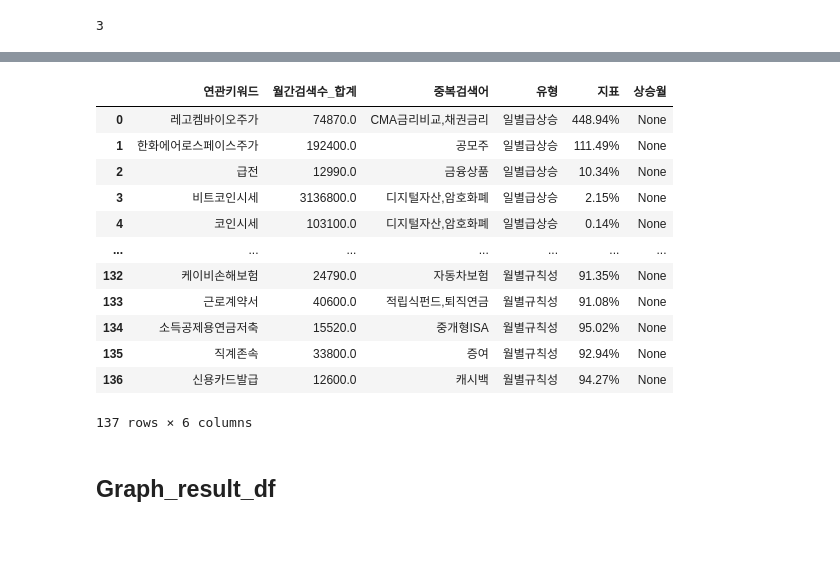
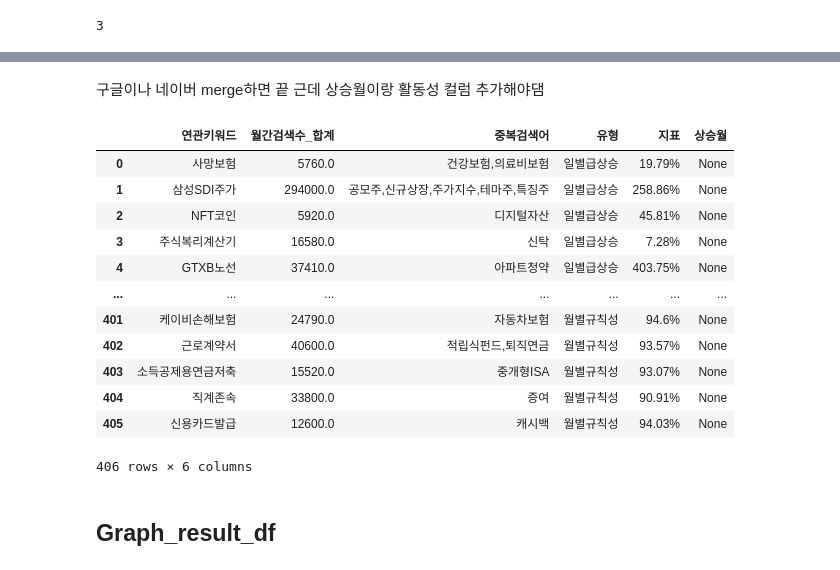
Before and after one commit to rse112/FinTrendX, a Jupyter notebook: main_file.ipynb, the cells around one changed output, grey strips where cells are left out. Saved outputs shown, nothing was run; the diff lists cells and outputs as text; code cells hidden in the pictures; blank space fills up the shorter version.

```diff
--- a/main_file.ipynb
+++ b/main_file.ipynb
@@ -348,0 +332,20 @@ Analysis completed in 102.38911867141724 seconds.
+# %%
+def update_keywords_flag(dataframe, data_list, flag_name):
+    unique_associated_keywords = set()
+    for df in data_list:
+        unique_associated_keywords.update(df['연관검색어'].unique())
+    for index, row in dataframe.iterrows():
+        if row['연관키워드'] in unique_associated_keywords:
+            dataframe.at[index, flag_name] = 1
+
+flags_and_lists = [
+    ("일별급상승", select_list[0]),
+    ("주별급상승", select_list[1]),
+    ("월별급상승", select_list[2]),
+    ("주별지속상승", rising_list[0]),
+    ("월별지속상승", rising_list[1]),
+    ("월별규칙성", month_rule_list),
+]
+
+for flag_name, data_list in flags_and_lists:
+    update_keywords_flag(collected_keywords_data, data_list, flag_name)
@@ -349,52 +368,59 @@ Analysis completed in 102.38911867141724 seconds.
+# %% [markdown]
+구글이나 네이버 merge하면 끝 근데 상승월이랑 활동성 컬럼 추가해야댐
 # %%
 import pandas as pd
 def process_data(data, condition, type_label, data_lists):
     # 조건에 맞는 데이터 필터링
     filtered_data = data[data[condition] == 1].copy()
     filtered_data['유형'] = type_label
 
     # 불필요한 열 삭제
     columns_to_drop = ['일별급상승', '주별급상승', '월별급상승', '주별지속상승', '월별지속상승', '월별규칙성', 'id', 'pw', '검색어']
     filtered_data.drop(columns_to_drop, axis=1, inplace=True)
 
     # 인덱스 재설정
     filtered_data.reset_index(drop=True, inplace=True)
 
     # '지표' 열 초기화
-    filtered_data['지표'] = None  # '0' 대신 None을 사용하여 초기화합니다.
+    filtered_data['지표'] = None
 
     # '지표' 열에 데이터 채우기
     for i, df in enumerate(data_lists):
-        if i < len(filtered_data):  # filtered_data의 길이를 넘지 않도록 합니다.
-            filtered_data.at[i, '지표'] = str(df['InfoData'].iloc[0]) + '%'  # .at을 사용하여 값을 할당합니다.
-
+        if i < len(filtered_data):
+            filtered_data.at[i, '지표'] = str(df['InfoData'].iloc[0]) + '%'
     # '상승월' 열 추가
     filtered_data['상승월'] = None
 
     return filtered_data
 
-info_result_daily_rise = process_data(collected_keywords_data, '일별급상승', '일별급상승', select_list[0])
+info_result_daily_select = process_data(collected_keywords_data, '일별급상승', '일별급상승', select_list[0])
+info_result_weekly_select = process_data(collected_keywords_data, '주별급상승', '주별급상승', select_list[1])
+info_result_monthly_select = process_data(collected_keywords_data, '월별급상승', '월별급상승', select_list[2])
+
 info_result_weekly_continuous = process_data(collected_keywords_data, '주별지속상승', '주별지속상승', rising_list[0])
+
 info_result_monthly_continuous = process_data(collected_keywords_data, '월별지속상승', '월별지속상승', rising_list[1])
+
 info_result_monthly_pattern = process_data(collected_keywords_data, '월별규칙성', '월별규칙성', month_rule_list)
 
-# 결과를 하나의 데이터 프레임으로 병합 (예시)
-info_result_final = pd.concat([info_result_daily_rise, info_result_weekly_continuous, info_result_monthly_continuous, info_result_monthly_pattern]).reset_index(drop=True)
+info_result_final = pd.concat([info_result_daily_select,info_result_weekly_select, info_result_monthly_select,\
+                               info_result_weekly_continuous, info_result_monthly_continuous,\
+                                  info_result_monthly_pattern]).reset_index(drop=True)
 info_result_final
 # %% [output]
 |  | 연관키워드 | 월간검색수_합계 | 중복검색어 | 유형 | 지표 | 상승월 |
-| 0 | 레고켐바이오주가 | 74870.0 | CMA금리비교,채권금리 | 일별급상승 | 448.94% | None |
-| 1 | 한화에어로스페이스주가 | 192400.0 | 공모주 | 일별급상승 | 111.49% | None |
-| 2 | 급전 | 12990.0 | 금융상품 | 일별급상승 | 10.34% | None |
-| 3 | 비트코인시세 | 3136800.0 | 디지털자산,암호화폐 | 일별급상승 | 2.15% | None |
-| 4 | 코인시세 | 103100.0 | 디지털자산,암호화폐 | 일별급상승 | 0.14% | None |
+| 0 | 사망보험 | 5760.0 | 건강보험,의료비보험 | 일별급상승 | 19.79% | None |
+| 1 | 삼성SDI주가 | 294000.0 | 공모주,신규상장,주가지수,테마주,특징주 | 일별급상승 | 258.86% | None |
+| 2 | NFT코인 | 5920.0 | 디지털자산 | 일별급상승 | 45.81% | None |
+| 3 | 주식복리계산기 | 16580.0 | 신탁 | 일별급상승 | 7.28% | None |
+| 4 | GTXB노선 | 37410.0 | 아파트청약 | 일별급상승 | 403.75% | None |
 | ... | ... | ... | ... | ... | ... | ... |
-| 132 | 케이비손해보험 | 24790.0 | 자동차보험 | 월별규칙성 | 91.35% | None |
-| 133 | 근로계약서 | 40600.0 | 적립식펀드,퇴직연금 | 월별규칙성 | 91.08% | None |
-| 134 | 소득공제용연금저축 | 15520.0 | 중개형ISA | 월별규칙성 | 95.02% | None |
-| 135 | 직계존속 | 33800.0 | 증여 | 월별규칙성 | 92.94% | None |
-| 136 | 신용카드발급 | 12600.0 | 캐시백 | 월별규칙성 | 94.27% | None |
+| 401 | 케이비손해보험 | 24790.0 | 자동차보험 | 월별규칙성 | 94.6% | None |
+| 402 | 근로계약서 | 40600.0 | 적립식펀드,퇴직연금 | 월별규칙성 | 93.57% | None |
+| 403 | 소득공제용연금저축 | 15520.0 | 중개형ISA | 월별규칙성 | 93.07% | None |
+| 404 | 직계존속 | 33800.0 | 증여 | 월별규칙성 | 90.91% | None |
+| 405 | 신용카드발급 | 12600.0 | 캐시백 | 월별규칙성 | 94.03% | None |
-137 rows × 6 columns
+406 rows × 6 columns
 # %% [markdown]
 ## Graph_result_df
 # %%
```
Also changed, not shown: parts of 12 cells of this notebook, 8 other files.
